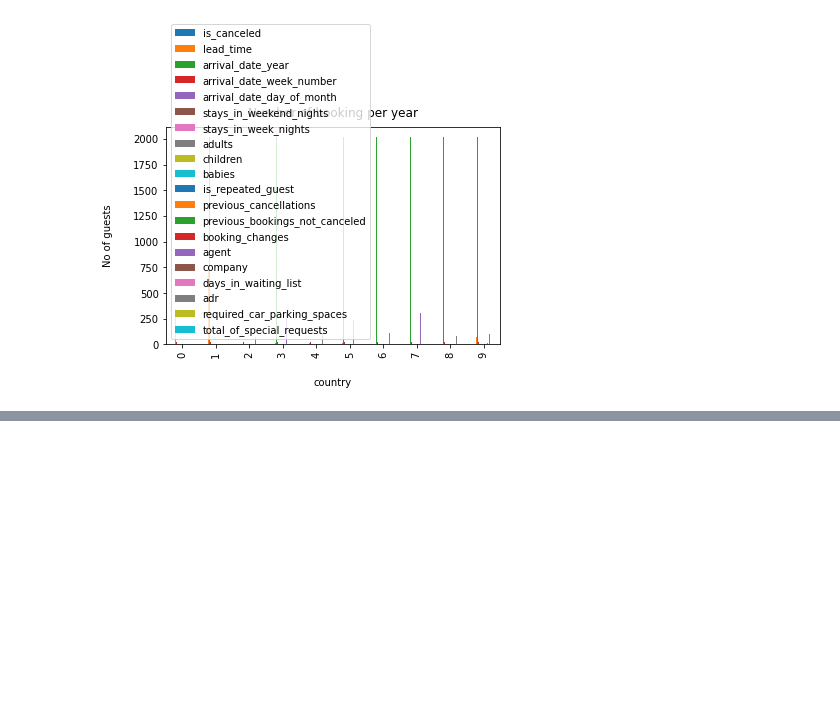
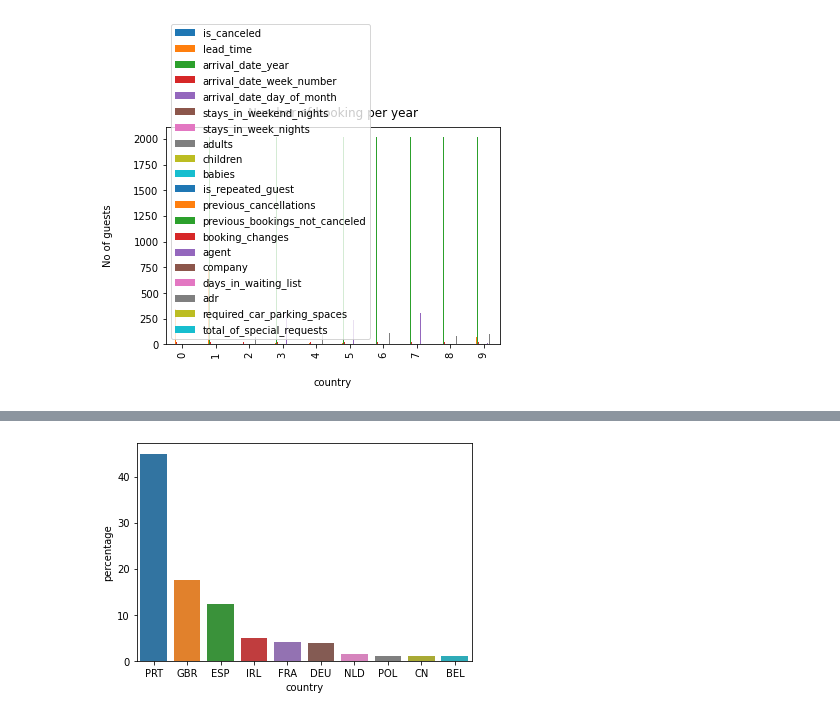
Before and after one commit to Tarungeed/capstone-project-1-, a Jupyter notebook: capstone_project_1.ipynb, the cells around one changed output, grey strips where cells are left out. Cells and saved outputs as stored; diff of their text form; code cells hidden in the pictures; blank space fills up the shorter version.

```diff
--- a/capstone_project_1.ipynb
+++ b/capstone_project_1.ipynb
@@ -197,3 +197,7 @@ plt.ylabel("No of guests", labelpad=20)
 plt.title("Number of booking per year", y=1.02);
 # %% [output]
 [figure]
+# %%
+#create a dataframe which only includes people who have arrived
+hotel_arrival=df[df['is_canceled'] == 0]
+hotel_arrival
@@ -199,0 +218,9 @@ plt.title("Number of booking per year", y=1.02);
+# %%
+# get the total number of hotel guests
+total_guests = hotel_arrival['country'].value_counts().sum()
+#counting the number of guests based on country
+country_wise_guests = hotel_arrival['country'].value_counts().reset_index()
+country_wise_guests.columns = ['country', 'No of guests']
+# add the proportion column
+country_wise_guests['percentage'] = round(country_wise_guests['No of guests'] / total_guests * 100, 2)
+country_wise_guests
@@ -199,0 +241,4 @@ plt.title("Number of booking per year", y=1.02);
+# %%
+ax = sns.barplot(x="country", y="percentage", data=country_wise_guests[0:10]).set_title
+# %% [output]
+[figure, added]
```
Also changed, not shown: parts of 11 cells of this notebook.
